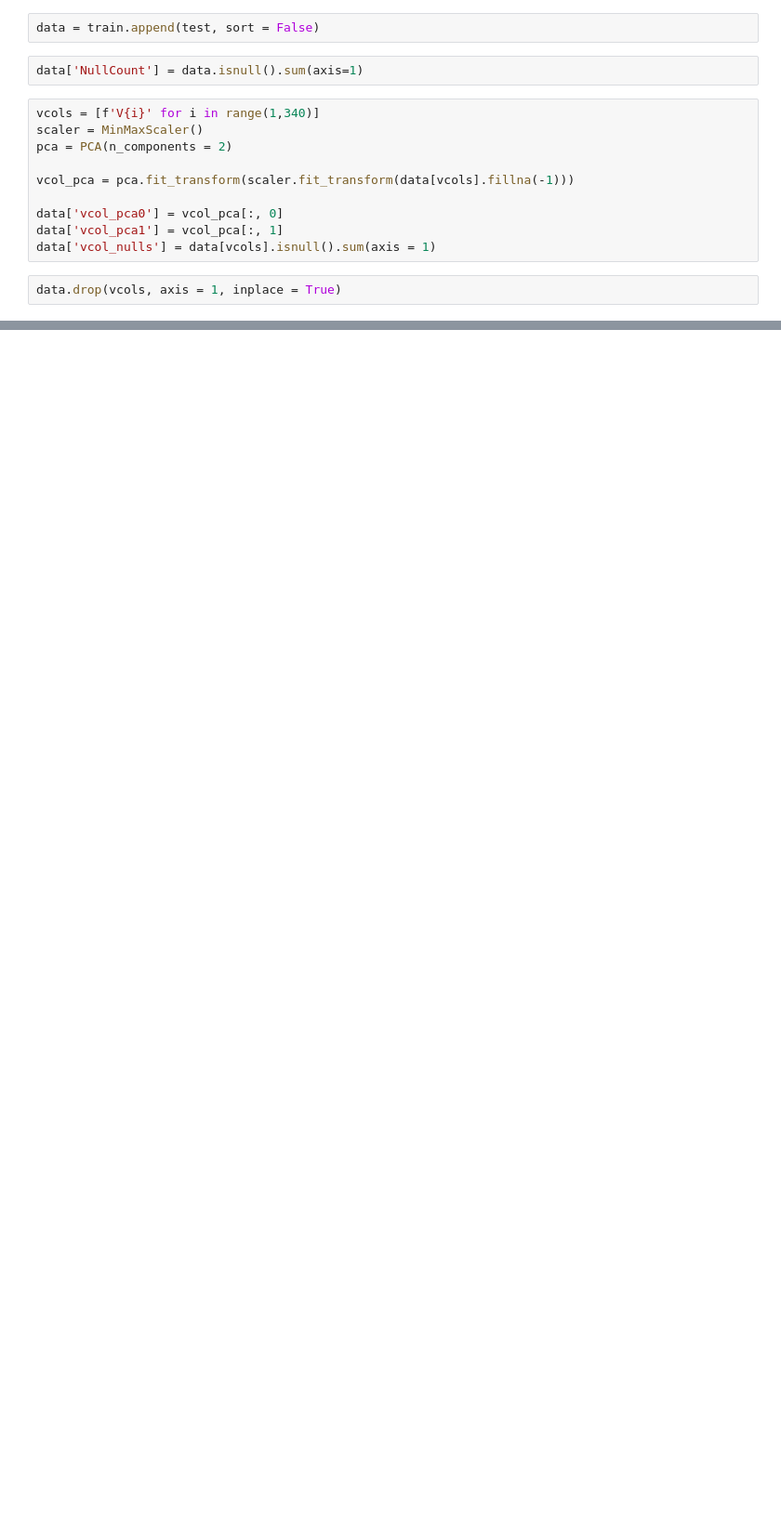
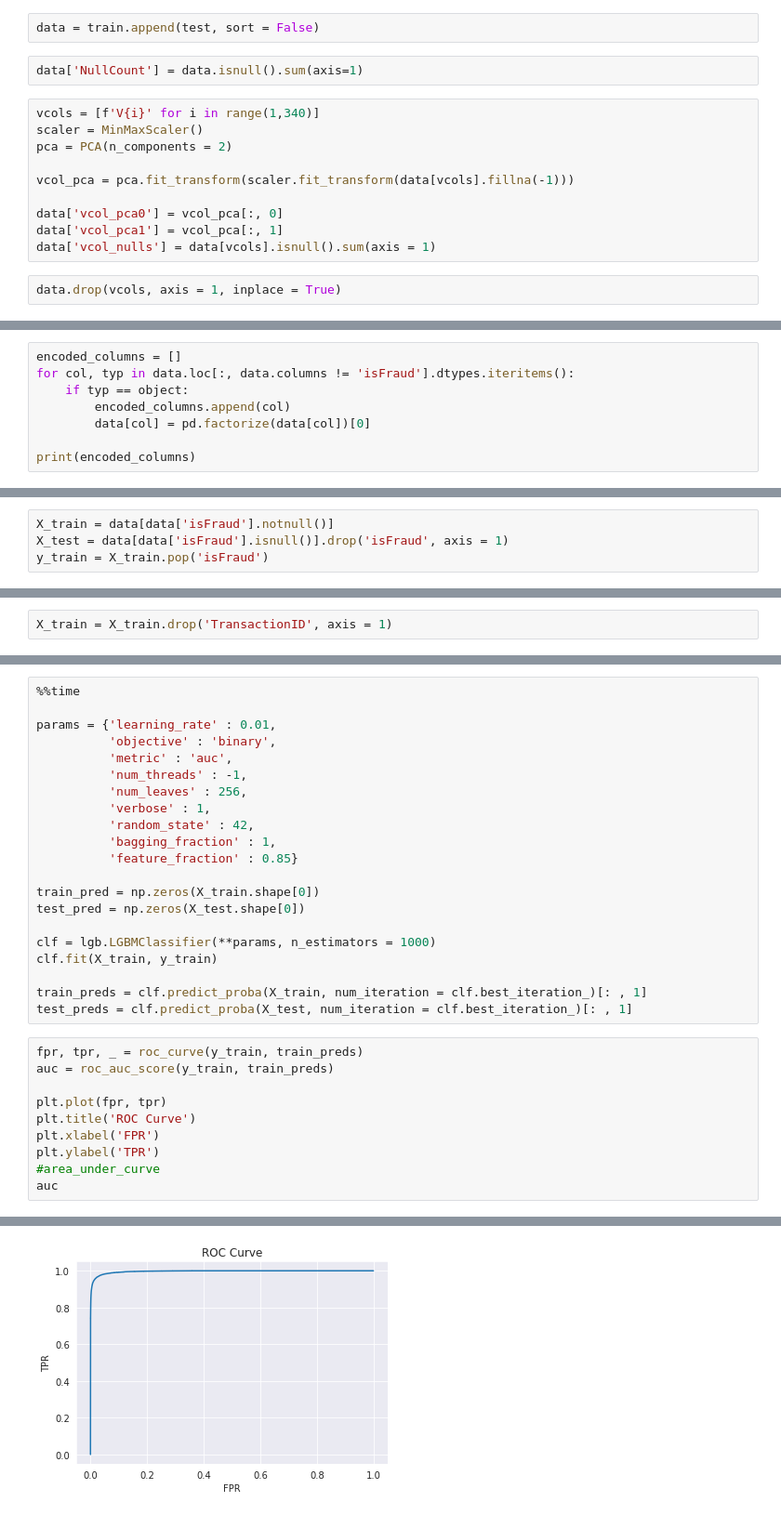
Before and after one commit to aitabuzaid/detect-fraud, a Jupyter notebook: ieee-cis.ipynb, the cells around one changed output, grey strips where cells are left out. Shown at 93% size. Drawn from its saved outputs; the diff is of its cells as text; blank space fills up the shorter version.

Commit message:
Reduced memory for numerical data. Cleaned NAN for categorical data. AUC of 0.9389 with no feature engineering.

```diff
--- a/ieee-cis.ipynb
+++ b/ieee-cis.ipynb
@@ -132,0 +178,8 @@ data.drop(vcols, axis = 1, inplace = True)
+# %%
+encoded_columns = []
+for col, typ in data.loc[:, data.columns != 'isFraud'].dtypes.iteritems():
+    if typ == object:
+        encoded_columns.append(col)
+        data[col] = pd.factorize(data[col])[0]
+
+print(encoded_columns)
@@ -132,0 +188,4 @@ data.drop(vcols, axis = 1, inplace = True)
+# %%
+X_train = data[data['isFraud'].notnull()]
+X_test = data[data['isFraud'].isnull()].drop('isFraud', axis = 1)
+y_train = X_train.pop('isFraud')
@@ -132,0 +194,2 @@ data.drop(vcols, axis = 1, inplace = True)
+# %%
+X_train = X_train.drop('TransactionID', axis = 1)
@@ -132,0 +198,32 @@ data.drop(vcols, axis = 1, inplace = True)
+# %%
+%%time
+
+params = {'learning_rate' : 0.01,
+          'objective' : 'binary',
+          'metric' : 'auc',
+          'num_threads' : -1,
+          'num_leaves' : 256,
+          'verbose' : 1,
+          'random_state' : 42,
+          'bagging_fraction' : 1,
+          'feature_fraction' : 0.85}
+
+train_pred = np.zeros(X_train.shape[0])
+test_pred = np.zeros(X_test.shape[0])
+
+clf = lgb.LGBMClassifier(**params, n_estimators = 1000)
+clf.fit(X_train, y_train)
+
+train_preds = clf.predict_proba(X_train, num_iteration = clf.best_iteration_)[: , 1]
+test_preds = clf.predict_proba(X_test, num_iteration = clf.best_iteration_)[: , 1]
+# %%
+fpr, tpr, _ = roc_curve(y_train, train_preds)
+auc = roc_auc_score(y_train, train_preds)
+
+plt.plot(fpr, tpr)
+plt.title('ROC Curve')
+plt.xlabel('FPR')
+plt.ylabel('TPR')
+#area_under_curve
+auc
+# %% [output]
@@ -132,0 +231 @@ data.drop(vcols, axis = 1, inplace = True)
+[figure, added]
```
Also changed, not shown: parts of 16 cells of this notebook.
